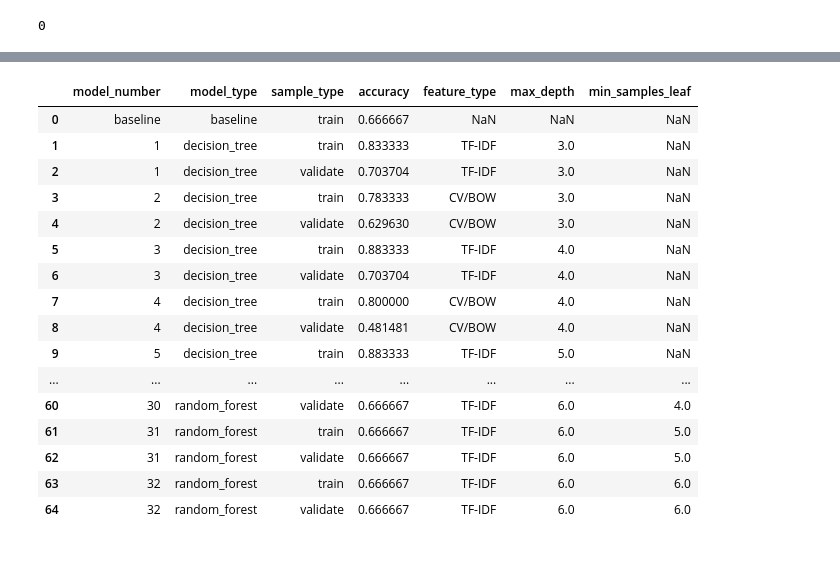
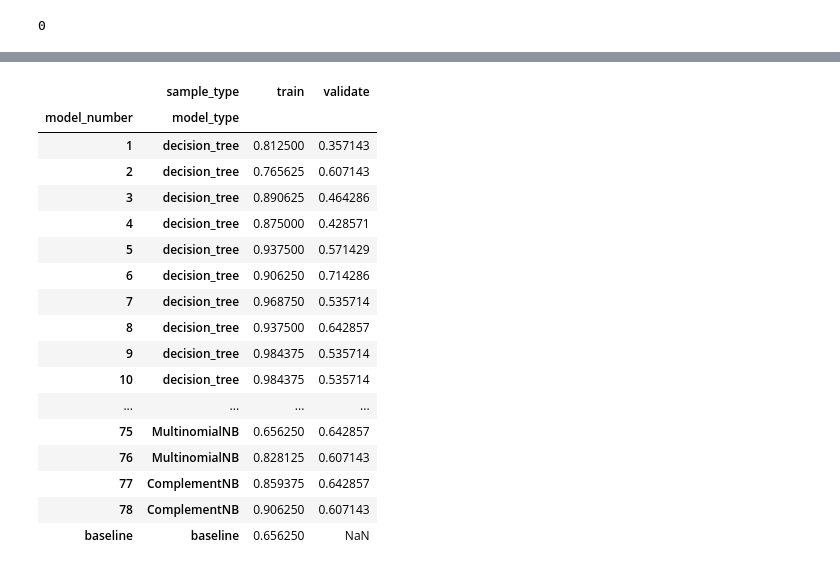
Before and after one commit to Team-Four-NLP-MVPs/nlp-project, a Jupyter notebook: modeling.ipynb, the cells around one changed output, grey strips where cells are left out. Saved outputs shown, nothing was run; the diff lists cells and outputs as text; code cells hidden in the pictures.

```diff
--- a/modeling.ipynb
+++ b/modeling.ipynb
@@ -276,23 +326,3 @@ def run_random_forest(train, validate, target,
 # %%
 model_number, model_results = run_random_forest(train, validate, target,
                                                model_number, model_results)
-# %%
-model_results
-# %% [output]
-|  | model_number | model_type | sample_type | accuracy | feature_type | max_depth | min_samples_leaf |
-| 0 | baseline | baseline | train | 0.666667 | NaN | NaN | NaN |
-| 1 | 1 | decision_tree | train | 0.833333 | TF-IDF | 3.0 | NaN |
-| 2 | 1 | decision_tree | validate | 0.703704 | TF-IDF | 3.0 | NaN |
-| 3 | 2 | decision_tree | train | 0.783333 | CV/BOW | 3.0 | NaN |
-| 4 | 2 | decision_tree | validate | 0.629630 | CV/BOW | 3.0 | NaN |
-| 5 | 3 | decision_tree | train | 0.883333 | TF-IDF | 4.0 | NaN |
-| 6 | 3 | decision_tree | validate | 0.703704 | TF-IDF | 4.0 | NaN |
-| 7 | 4 | decision_tree | train | 0.800000 | CV/BOW | 4.0 | NaN |
-| 8 | 4 | decision_tree | validate | 0.481481 | CV/BOW | 4.0 | NaN |
-| 9 | 5 | decision_tree | train | 0.883333 | TF-IDF | 5.0 | NaN |
-| ... | ... | ... | ... | ... | ... | ... | ... |
-| 60 | 30 | random_forest | validate | 0.666667 | TF-IDF | 6.0 | 4.0 |
-| 61 | 31 | random_forest | train | 0.666667 | TF-IDF | 6.0 | 5.0 |
-| 62 | 31 | random_forest | validate | 0.666667 | TF-IDF | 6.0 | 5.0 |
-| 63 | 32 | random_forest | train | 0.666667 | TF-IDF | 6.0 | 6.0 |
-| 64 | 32 | random_forest | validate | 0.666667 | TF-IDF | 6.0 | 6.0 |
@@ -298,0 +439,3 @@ model_results
+# %%
+model_number, model_results = run_naive_bayes(train, validate, target,
+                                                model_number, model_results)
@@ -298,0 +461,21 @@ model_results
+# %%
+display_model_results(model_results).T
+# %% [output]
+|  | sample_type | train | validate |
+| model_number | model_type |  |  |
+| 1 | decision_tree | 0.812500 | 0.357143 |
+| 2 | decision_tree | 0.765625 | 0.607143 |
+| 3 | decision_tree | 0.890625 | 0.464286 |
+| 4 | decision_tree | 0.875000 | 0.428571 |
+| 5 | decision_tree | 0.937500 | 0.571429 |
+| 6 | decision_tree | 0.906250 | 0.714286 |
+| 7 | decision_tree | 0.968750 | 0.535714 |
+| 8 | decision_tree | 0.937500 | 0.642857 |
+| 9 | decision_tree | 0.984375 | 0.535714 |
+| 10 | decision_tree | 0.984375 | 0.535714 |
+| ... | ... | ... | ... |
+| 75 | MultinomialNB | 0.656250 | 0.642857 |
+| 76 | MultinomialNB | 0.828125 | 0.607143 |
+| 77 | ComplementNB | 0.859375 | 0.642857 |
+| 78 | ComplementNB | 0.906250 | 0.607143 |
+| baseline | baseline | 0.656250 | NaN |
```
Also changed, not shown: parts of 7 cells of this notebook, 3 other files.
